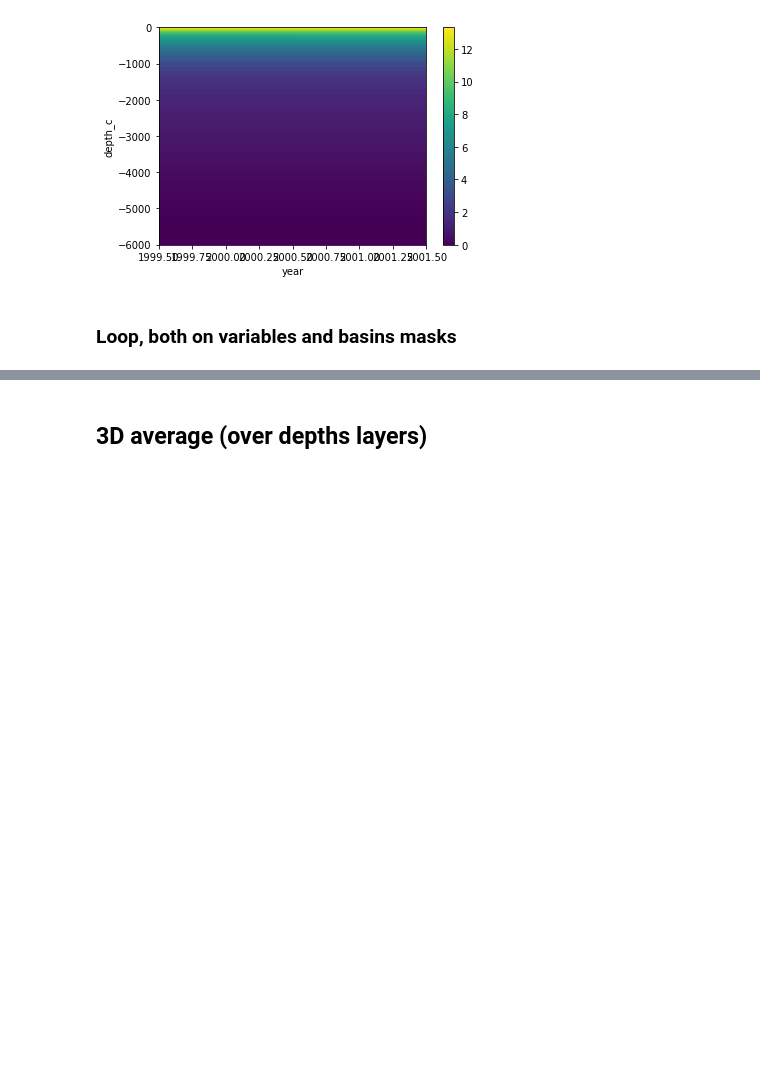
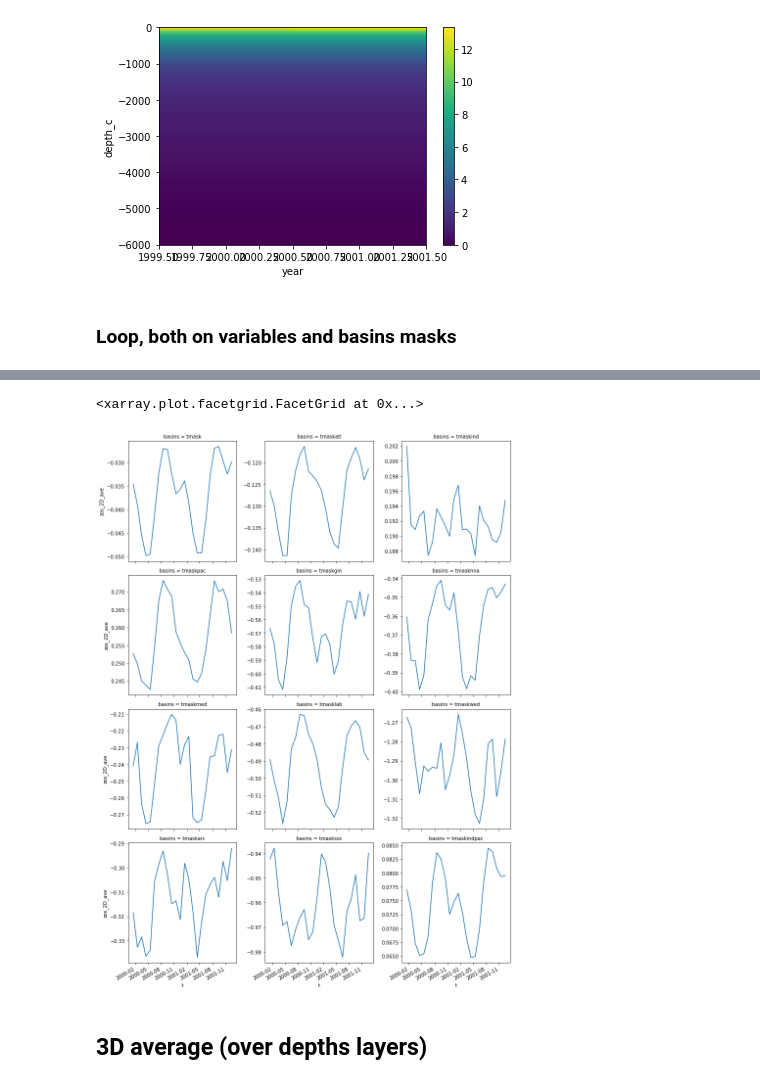
Before and after one commit to thomasarsouze/test_xorca, a Jupyter notebook: test_xorca.ipynb, the cells around one changed output, grey strips where cells are left out. Drawn from its saved outputs; the diff is of its cells as text; code cells hidden in the pictures; blank space fills up the shorter version.

```diff
--- a/test_xorca.ipynb
+++ b/test_xorca.ipynb
@@ -156,3 +144,8 @@ Data variables:
+# %%
+ds.zos_2D_ave.plot(col='basins',col_wrap=3,sharey=False, figsize=[12,16])
+# %% [output]
+<xarray.plot.facetgrid.FacetGrid at 0x...>
+[figure, added]
 # %% [markdown]
 ## 3D average (over depths layers)
 # %% [markdown]
```
Also changed, not shown: parts of 9 cells of this notebook, 2 other files.
